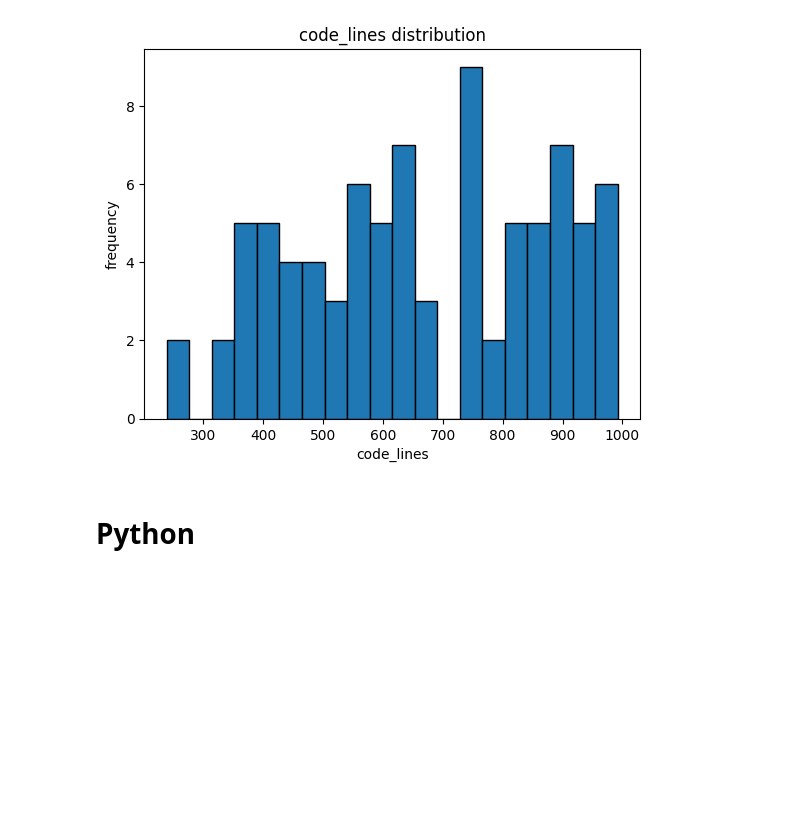
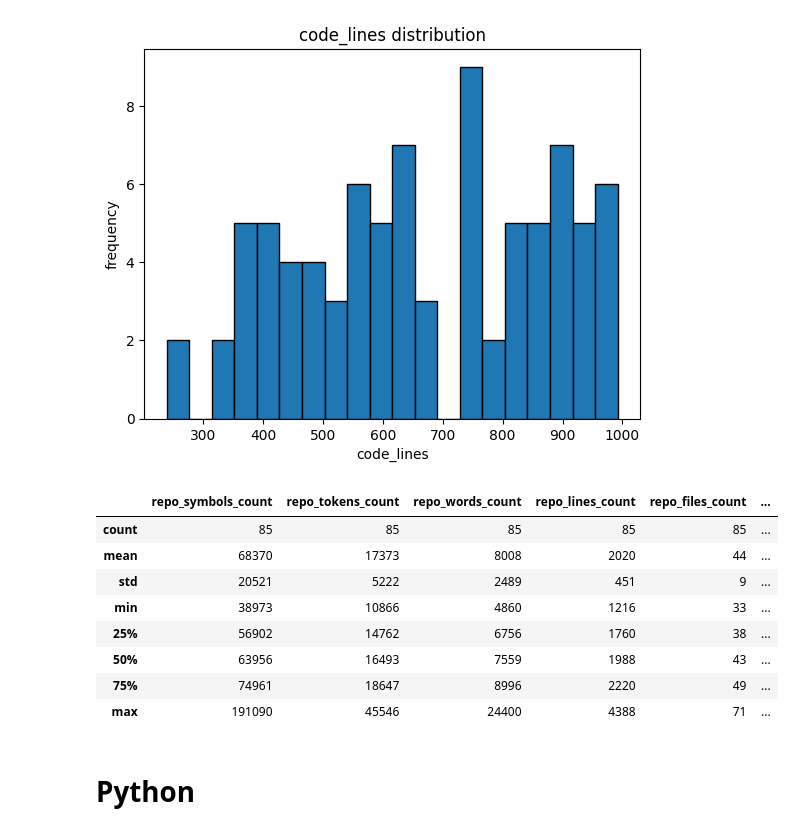
Before and after one commit to JetBrains-Research/agents-eval, a Jupyter notebook: src/template_generation/notebooks/templates_analysis.ipynb, the cells around one changed output. Saved outputs shown, nothing was run; the diff lists cells and outputs as text; code cells hidden in the pictures; blank space fills up the shorter version.

```diff
--- a/src/template_generation/notebooks/templates_analysis.ipynb
+++ b/src/template_generation/notebooks/templates_analysis.ipynb
@@ -19,9 +19,29 @@ def draw_dist(df, field, p, b=20):
     plt.xlabel(field)
     plt.ylabel('frequency')
     plt.show()
+# %%
+metrics = [
+    'repo_symbols_count',
+    'repo_tokens_count',
+    'repo_words_count',
+    'repo_lines_count',
+    'repo_files_count',
+    'repo_code_symbols_count',
+    'repo_code_tokens_count',
+    'repo_code_words_count',
+    'repo_code_lines_count',
+    'repo_code_files_count',
+    'description_symbols_count',
+    'description_tokens_count',
+    'description_words_count',
+    'description_lines_count',
+    'readme_header',
+    'readme_header_symbols_count',
+    'readme_header_tokens_count',
+    'readme_header_words_count',
+    'readme_header_lines_count'
+]
 # %% [markdown]
 # Java
 # %%
 df = datasets.load_dataset('JetBrains-Research/template-generation', 'java', split='dev', cache_dir=None).to_pandas()
-# %%
-df['description_words_count'] = df.apply(lambda dp: len(dp['description'].split()), axis=1)
@@ -40,6 +55,20 @@ draw_dist(df, 'code_lines', None)
 # %% [output]
 There is 85/85 small repos less the 1 in code_lines
 [figure]
+# %%
+pd.set_option('display.float_format', '{:.0f}'.format)
+# %%
+df[metrics].describe()
+# %% [output]
+|  | repo_symbols_count | repo_tokens_count | repo_words_count | repo_lines_count | repo_files_count | ... |
+| count | 85 | 85 | 85 | 85 | 85 | ... |
+| mean | 68370 | 17373 | 8008 | 2020 | 44 | ... |
+| std | 20521 | 5222 | 2489 | 451 | 9 | ... |
+| min | 38973 | 10866 | 4860 | 1216 | 33 | ... |
+| 25% | 56902 | 14762 | 6756 | 1760 | 38 | ... |
+| 50% | 63956 | 16493 | 7559 | 1988 | 43 | ... |
+| 75% | 74961 | 18647 | 8996 | 2220 | 49 | ... |
+| max | 191090 | 45546 | 24400 | 4388 | 71 | ... |
 # %% [markdown]
 # Python
 # %%
```
Also changed, not shown: parts of 6 cells of this notebook, 5 other files.
